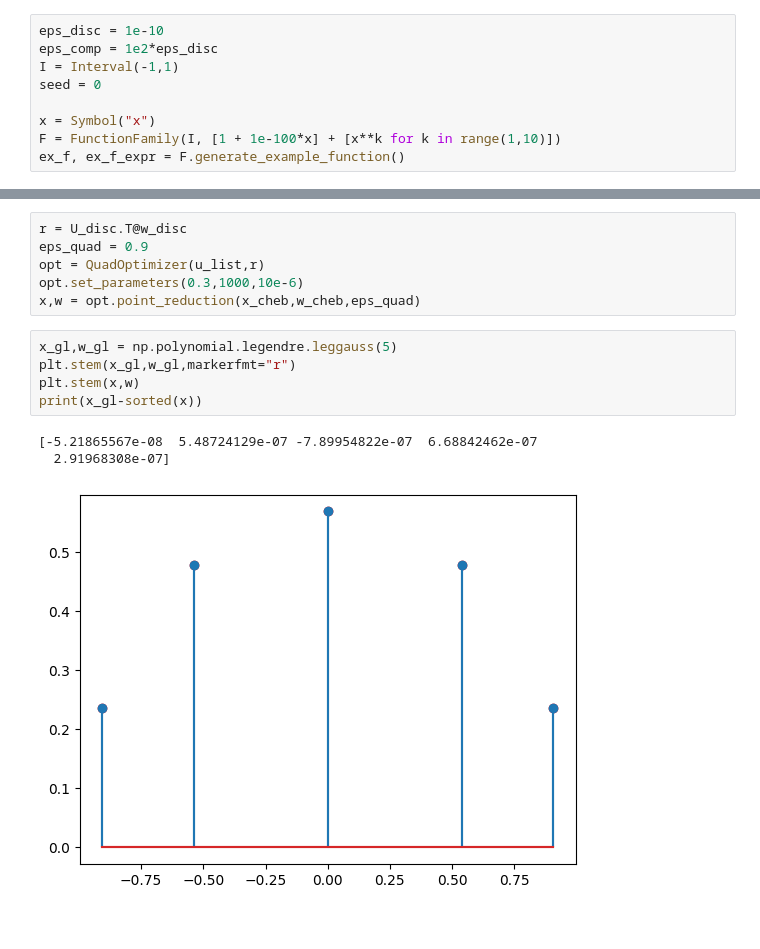
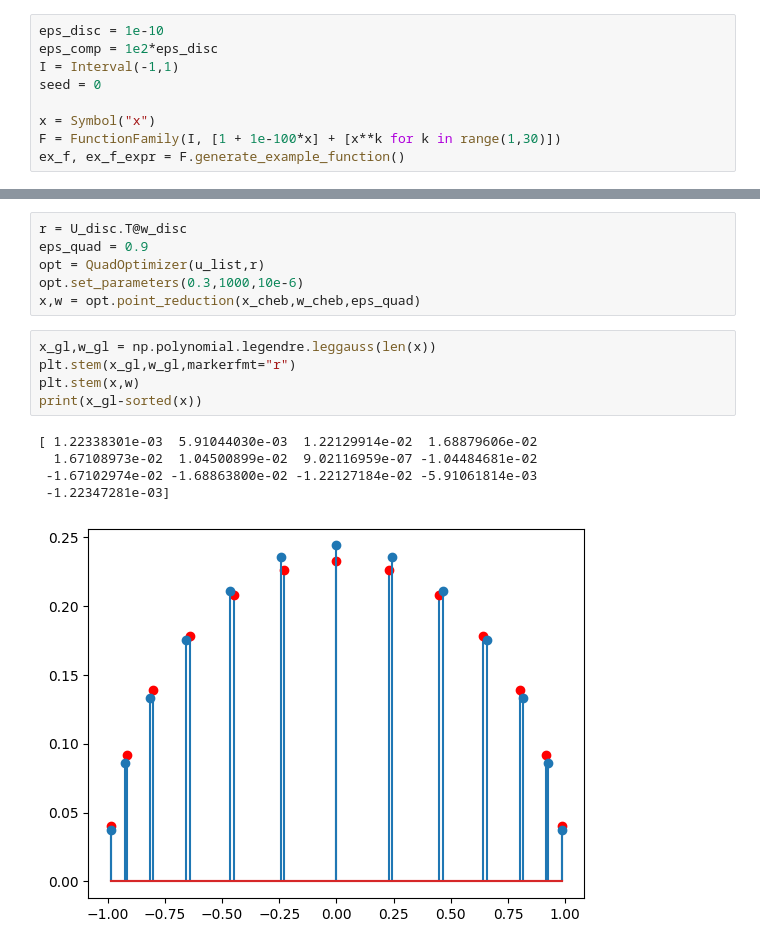
Before and after one commit to jakobtkn/ggqpy, a Jupyter notebook: ex_gl.ipynb, the cells around one changed output, grey strips where cells are left out. Saved outputs shown, nothing was run; the diff lists cells and outputs as text.

```diff
--- a/ex_gl.ipynb
+++ b/ex_gl.ipynb
@@ -23,7 +23,7 @@ I = Interval(-1,1)
 seed = 0
 
 x = Symbol("x")
-F = FunctionFamily(I, [1 + 1e-100*x] + [x**k for k in range(1,10)])
+F = FunctionFamily(I, [1 + 1e-100*x] + [x**k for k in range(1,30)])
 ex_f, ex_f_expr = F.generate_example_function()
 # %%
 number_of_points = 500
@@ -45,11 +46,13 @@ opt = QuadOptimizer(u_list,r)
 opt.set_parameters(0.3,1000,10e-6)
 x,w = opt.point_reduction(x_cheb,w_cheb,eps_quad)
 # %%
-x_gl,w_gl = np.polynomial.legendre.leggauss(5)
+x_gl,w_gl = np.polynomial.legendre.leggauss(len(x))
 plt.stem(x_gl,w_gl,markerfmt="r")
 plt.stem(x,w)
 print(x_gl-sorted(x))
 # %% [output]
-[-5.21865567e-08  5.48724129e-07 -7.89954822e-07  6.68842462e-07
-  2.91968308e-07]
+[ 1.22338301e-03  5.91044030e-03  1.22129914e-02  1.68879606e-02
+  1.67108973e-02  1.04500899e-02  9.02116959e-07 -1.04484681e-02
+ -1.67102974e-02 -1.68863800e-02 -1.22127184e-02 -5.91061814e-03
+ -1.22347281e-03]
-[figure, old version]
+[figure, new version]
```
Also changed, not shown: parts of 1 cell of this notebook, 3 other files.
